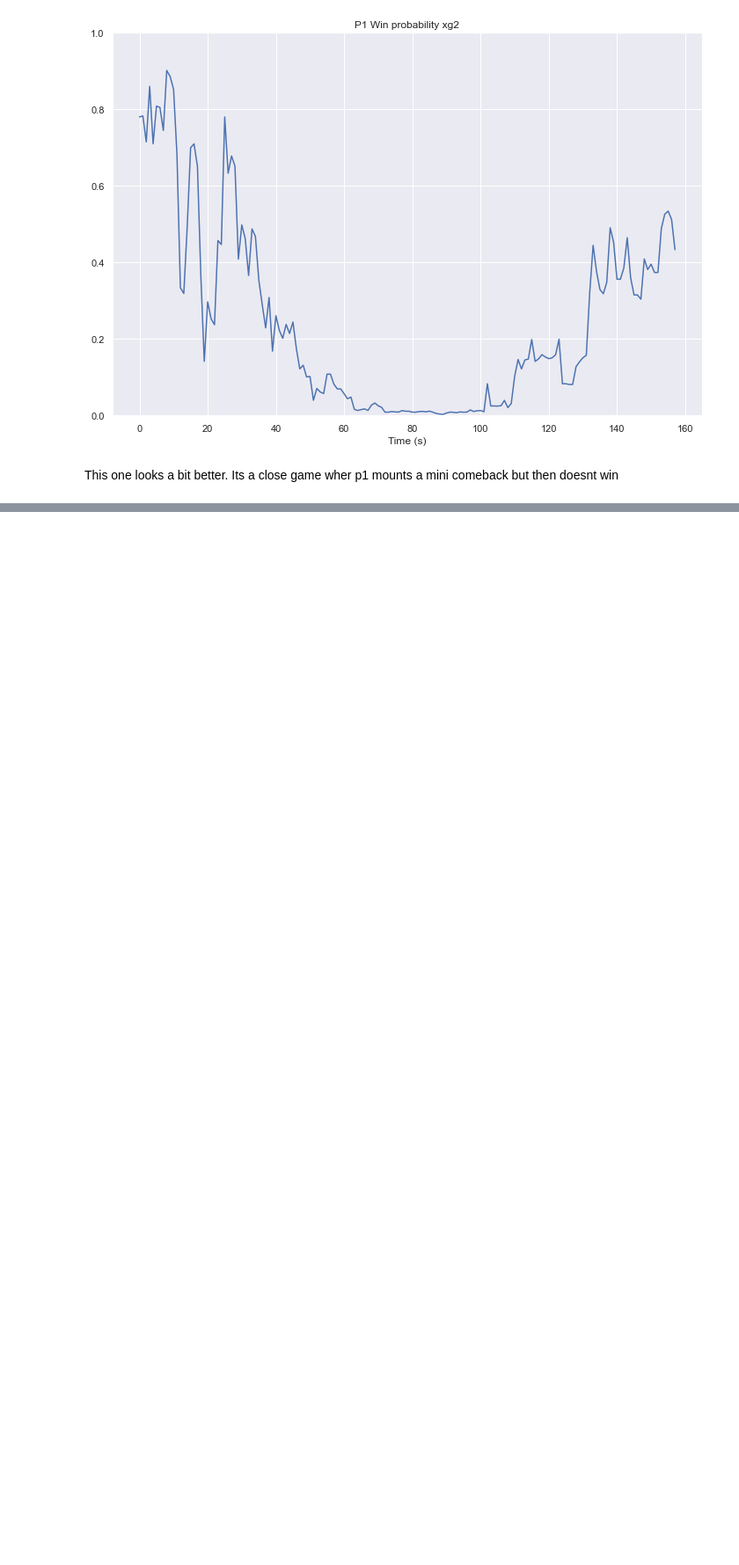
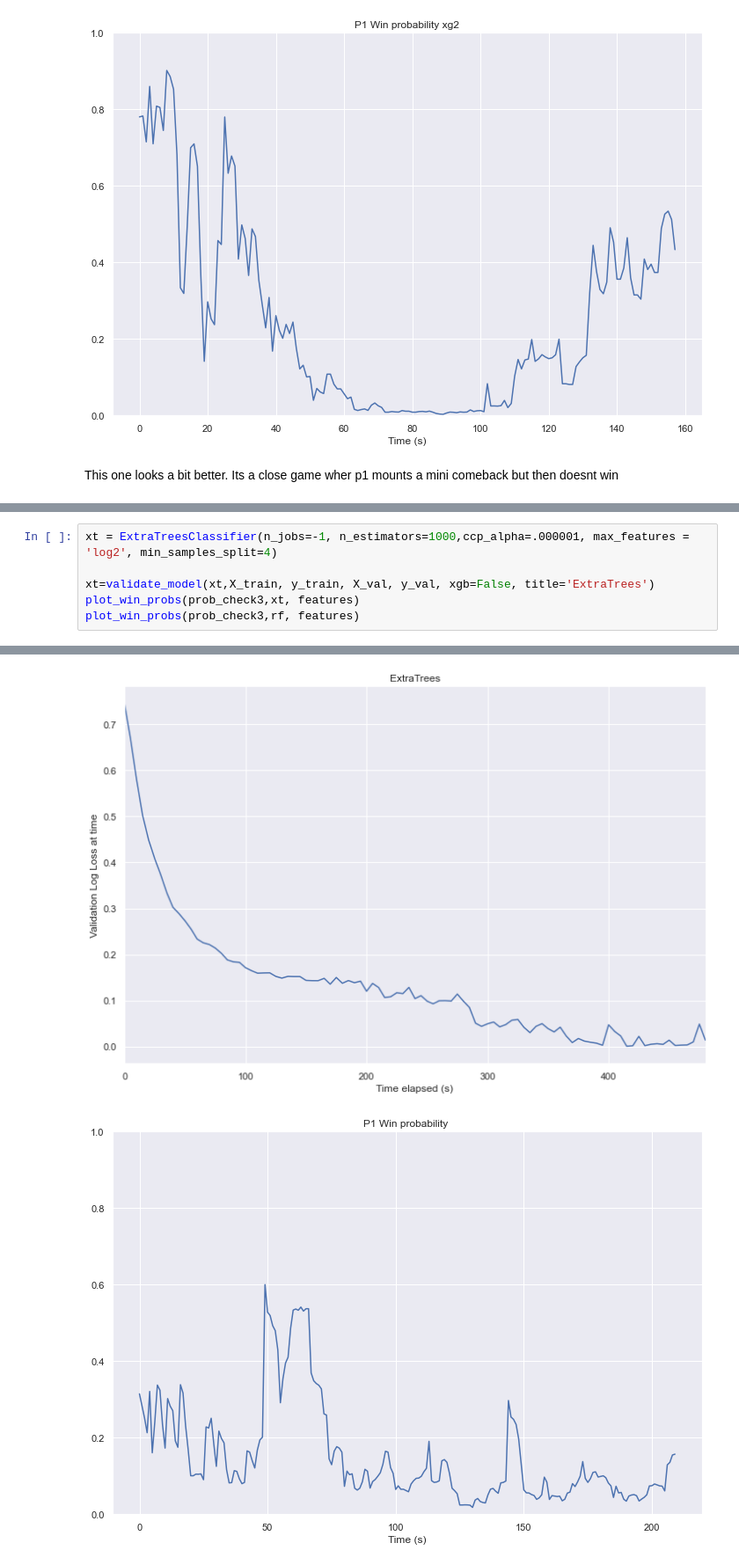
Before and after one commit to nathaniel-speiser/melee-predicter, a Jupyter notebook: XGBoost vs RF vs ET.ipynb, the cells around one changed output, grey strips where cells are left out. Shown at 88% size. Cells and saved outputs as stored; diff of their text form; blank space fills up the shorter version.

```diff
--- a/XGBoost vs RF.ipynb
+++ b/XGBoost vs RF vs ET.ipynb
@@ -316,0 +316,7 @@ This one looks a bit better. Its a close game wher p1 mounts a mini comeback but
+# %%
+xt = ExtraTreesClassifier(n_jobs=-1, n_estimators=1000,ccp_alpha=.000001, max_features = 'log2', min_samples_split=4)
+
+xt=validate_model(xt,X_train, y_train, X_val, y_val, xgb=False, title='ExtraTrees')
+plot_win_probs(prob_check3,xt, features)
+plot_win_probs(prob_check3,rf, features)
+# %% [output]
@@ -316,0 +327,2 @@ This one looks a bit better. Its a close game wher p1 mounts a mini comeback but
+[figure, added]
+[figure, added]
```
Also changed, not shown: parts of 23 cells of this notebook, 3 other files.
